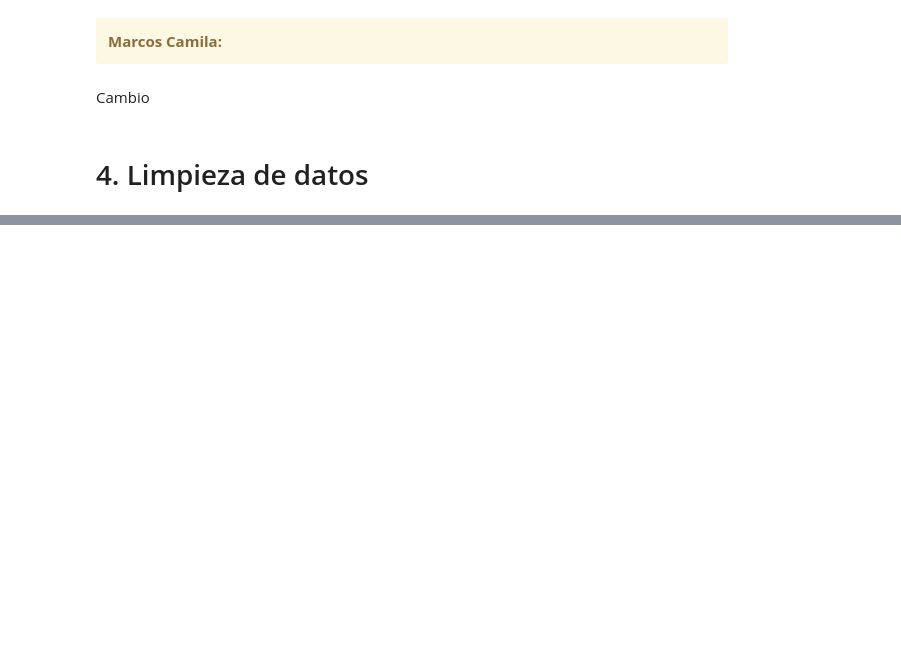
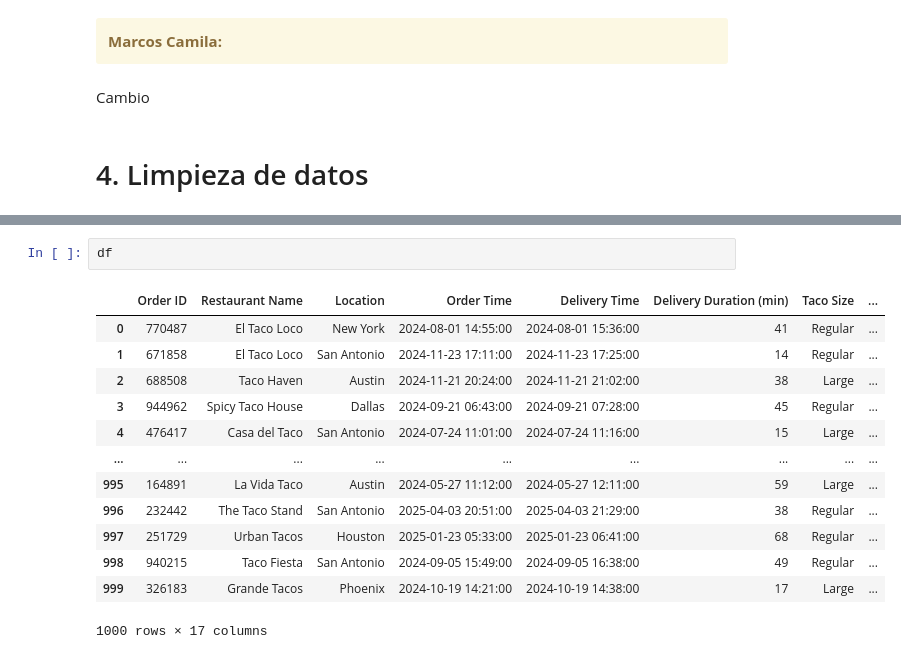
Before and after one commit to buitrekommando/mineriaAIEP_02, a Jupyter notebook: notebooks/0_consolidado.ipynb, the cells around one changed output, grey strips where cells are left out. Saved outputs shown, nothing was run; the diff lists cells and outputs as text; blank space fills up the shorter version.

```diff
--- a/notebooks/0_consolidado.ipynb
+++ b/notebooks/0_consolidado.ipynb
@@ -417,0 +505,16 @@ Cambio
+# %%
+df
+# %% [output]
+|  | Order ID | Restaurant Name | Location | Order Time | Delivery Time | Delivery Duration (min) | Taco Size | ... |
+| 0 | 770487 | El Taco Loco | New York | 2024-08-01 14:55:00 | 2024-08-01 15:36:00 | 41 | Regular | ... |
+| 1 | 671858 | El Taco Loco | San Antonio | 2024-11-23 17:11:00 | 2024-11-23 17:25:00 | 14 | Regular | ... |
+| 2 | 688508 | Taco Haven | Austin | 2024-11-21 20:24:00 | 2024-11-21 21:02:00 | 38 | Large | ... |
+| 3 | 944962 | Spicy Taco House | Dallas | 2024-09-21 06:43:00 | 2024-09-21 07:28:00 | 45 | Regular | ... |
+| 4 | 476417 | Casa del Taco | San Antonio | 2024-07-24 11:01:00 | 2024-07-24 11:16:00 | 15 | Large | ... |
+| ... | ... | ... | ... | ... | ... | ... | ... | ... |
+| 995 | 164891 | La Vida Taco | Austin | 2024-05-27 11:12:00 | 2024-05-27 12:11:00 | 59 | Large | ... |
+| 996 | 232442 | The Taco Stand | San Antonio | 2025-04-03 20:51:00 | 2025-04-03 21:29:00 | 38 | Regular | ... |
+| 997 | 251729 | Urban Tacos | Houston | 2025-01-23 05:33:00 | 2025-01-23 06:41:00 | 68 | Regular | ... |
+| 998 | 940215 | Taco Fiesta | San Antonio | 2024-09-05 15:49:00 | 2024-09-05 16:38:00 | 49 | Regular | ... |
+| 999 | 326183 | Grande Tacos | Phoenix | 2024-10-19 14:21:00 | 2024-10-19 14:38:00 | 17 | Large | ... |
+1000 rows × 17 columns
```
Also changed, not shown: parts of 25 cells of this notebook, 1 other file.
